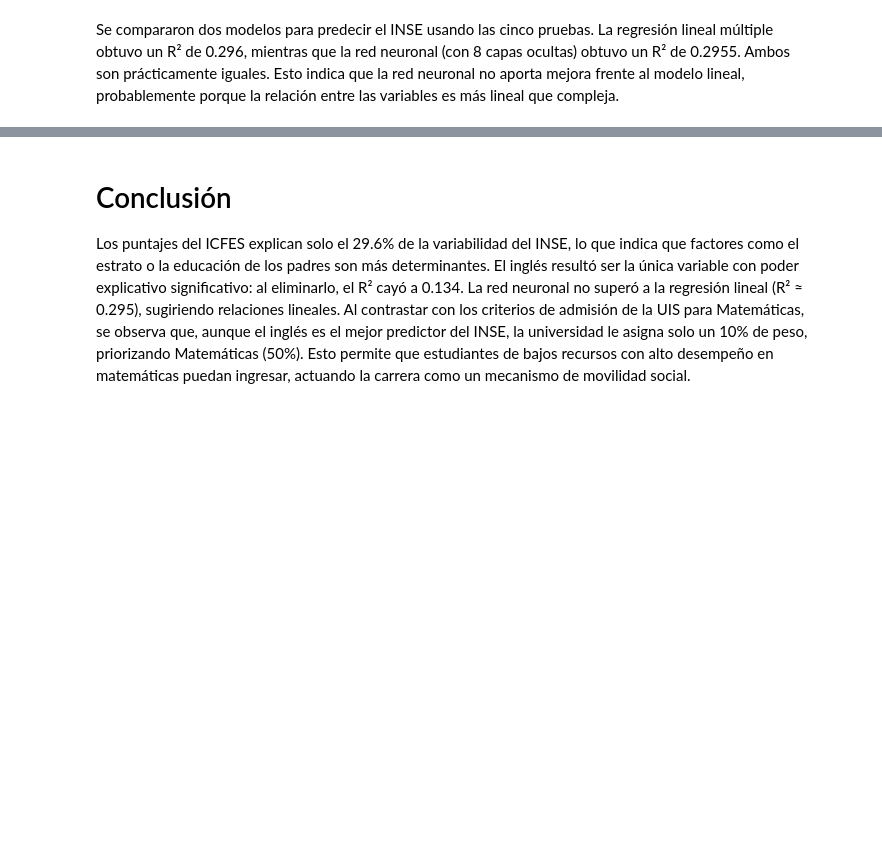
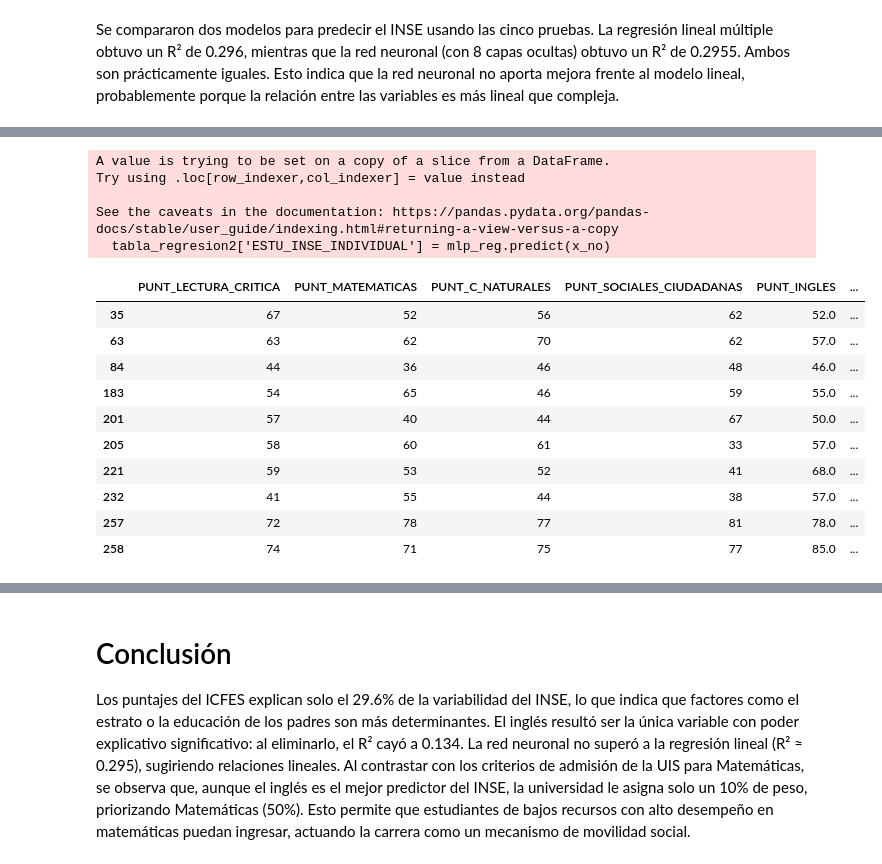
Before and after one commit to xiomiliseth02-beep/Estad-stica-I, a Jupyter notebook: tarea_2.ipynb, the cells around one changed output, grey strips where cells are left out. Saved outputs shown, nothing was run; the diff lists cells and outputs as text; code cells hidden in the pictures; blank space fills up the shorter version.

```diff
--- a/tarea_2.ipynb
+++ b/tarea_2.ipynb
@@ -445,7 +441,7 @@ En el gráfico 3D se observa que el plano de regresión tiene pendiente positiva
 # %% [markdown]
 #Red neuronal
 # %%
-mlp_reg = MLPRegressor(hidden_layer_sizes=( 10, 10, 10, 10, 10, 10, 10, 10, 10, 10),
+mlp_reg = MLPRegressor(hidden_layer_sizes=( 10, 10, 10, 10, 10, 10, 10, 10, 10),
                        max_iter = 500, activation = 'relu',
                        solver = 'adam', learning_rate = 'invscaling')
 mlp_reg.fit(trainx,  trainy)
@@ -474,0 +495,3 @@ Se compararon dos modelos para predecir el INSE usando las cinco pruebas. La reg
+# %%
+x_no = tabla_regresion2.drop('ESTU_INSE_INDIVIDUAL', axis=1)
+mlp_reg.predict(x_no)
@@ -474,0 +516,20 @@ Se compararon dos modelos para predecir el INSE usando las cinco pruebas. La reg
+# %%
+tabla_regresion2['ESTU_INSE_INDIVIDUAL'] = mlp_reg.predict(x_no)
+tabla_regresion2.head(10)
+# %% [output]
+A value is trying to be set on a copy of a slice from a DataFrame.
+Try using .loc[row_indexer,col_indexer] = value instead
+
+See the caveats in the documentation: https://pandas.pydata.org/pandas-docs/stable/user_guide/indexing.html#returning-a-view-versus-a-copy
+  tabla_regresion2['ESTU_INSE_INDIVIDUAL'] = mlp_reg.predict(x_no)
+|  | PUNT_LECTURA_CRITICA | PUNT_MATEMATICAS | PUNT_C_NATURALES | PUNT_SOCIALES_CIUDADANAS | PUNT_INGLES | ... |
+| 35 | 67 | 52 | 56 | 62 | 52.0 | ... |
+| 63 | 63 | 62 | 70 | 62 | 57.0 | ... |
+| 84 | 44 | 36 | 46 | 48 | 46.0 | ... |
+| 183 | 54 | 65 | 46 | 59 | 55.0 | ... |
+| 201 | 57 | 40 | 44 | 67 | 50.0 | ... |
+| 205 | 58 | 60 | 61 | 33 | 57.0 | ... |
+| 221 | 59 | 53 | 52 | 41 | 68.0 | ... |
+| 232 | 41 | 55 | 44 | 38 | 57.0 | ... |
+| 257 | 72 | 78 | 77 | 81 | 78.0 | ... |
+| 258 | 74 | 71 | 75 | 77 | 85.0 | ... |
```
Also changed, not shown: parts of 16 cells of this notebook.
